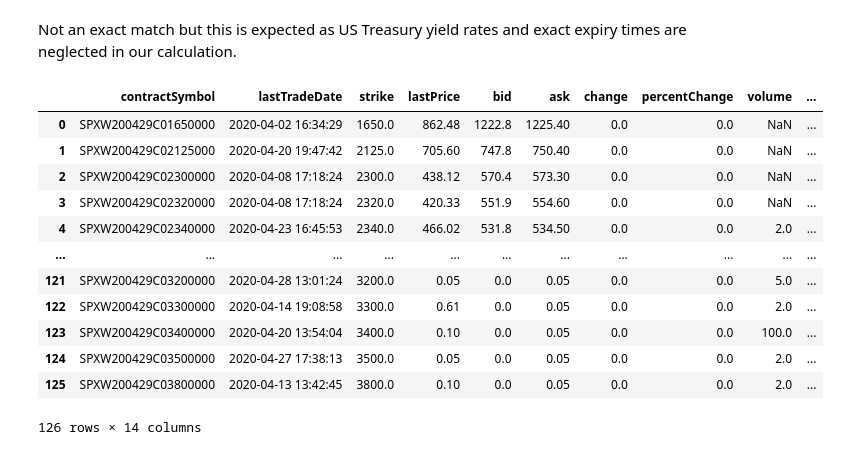
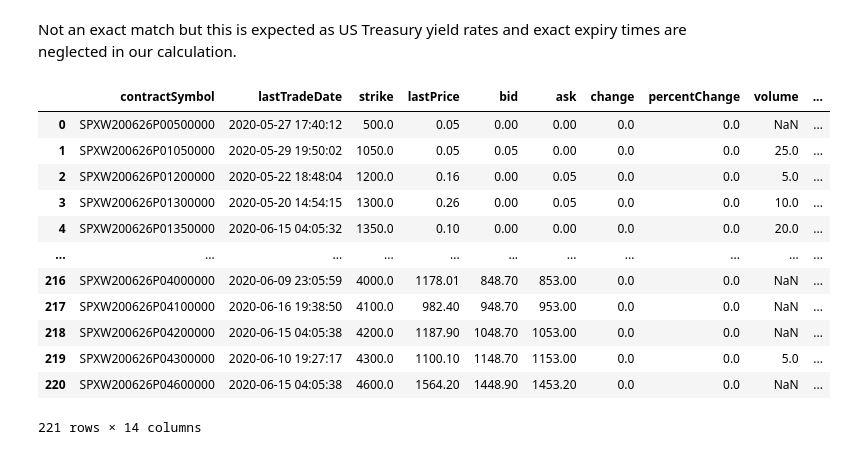
Before and after one commit to Globe-Research/bitfear, a Jupyter notebook: notebooks/indices_calculation.ipynb, the cells around one changed output. Cells and saved outputs as stored; diff of their text form; code cells hidden in the pictures.

```diff
--- a/notebooks/indices_calculation.ipynb
+++ b/notebooks/indices_calculation.ipynb
@@ -504,18 +525,19 @@ yf_vix.history(period='5d').at['2020-04-27', 'Close']
 Not an exact match but this is expected as US Treasury yield rates and exact expiry times are neglected in our calculation.
 # %%
 sp = yf.Ticker('^SPX')
-sp.option_chain('2020-04-29').calls
+near_opts = sp.option_chain('2020-06-26')
+near_opts.puts
 # %% [output]
 |  | contractSymbol | lastTradeDate | strike | lastPrice | bid | ask | change | percentChange | volume | ... |
-| 0 | SPXW200429C01650000 | 2020-04-02 16:34:29 | 1650.0 | 862.48 | 1222.8 | 1225.40 | 0.0 | 0.0 | NaN | ... |
-| 1 | SPXW200429C02125000 | 2020-04-20 19:47:42 | 2125.0 | 705.60 | 747.8 | 750.40 | 0.0 | 0.0 | NaN | ... |
-| 2 | SPXW200429C02300000 | 2020-04-08 17:18:24 | 2300.0 | 438.12 | 570.4 | 573.30 | 0.0 | 0.0 | NaN | ... |
-| 3 | SPXW200429C02320000 | 2020-04-08 17:18:24 | 2320.0 | 420.33 | 551.9 | 554.60 | 0.0 | 0.0 | NaN | ... |
-| 4 | SPXW200429C02340000 | 2020-04-23 16:45:53 | 2340.0 | 466.02 | 531.8 | 534.50 | 0.0 | 0.0 | 2.0 | ... |
+| 0 | SPXW200626P00500000 | 2020-05-27 17:40:12 | 500.0 | 0.05 | 0.00 | 0.00 | 0.0 | 0.0 | NaN | ... |
+| 1 | SPXW200626P01050000 | 2020-05-29 19:50:02 | 1050.0 | 0.05 | 0.05 | 0.00 | 0.0 | 0.0 | 25.0 | ... |
+| 2 | SPXW200626P01200000 | 2020-05-22 18:48:04 | 1200.0 | 0.16 | 0.00 | 0.05 | 0.0 | 0.0 | 5.0 | ... |
+| 3 | SPXW200626P01300000 | 2020-05-20 14:54:15 | 1300.0 | 0.26 | 0.00 | 0.05 | 0.0 | 0.0 | 10.0 | ... |
+| 4 | SPXW200626P01350000 | 2020-06-15 04:05:32 | 1350.0 | 0.10 | 0.00 | 0.00 | 0.0 | 0.0 | 20.0 | ... |
 | ... | ... | ... | ... | ... | ... | ... | ... | ... | ... | ... |
-| 121 | SPXW200429C03200000 | 2020-04-28 13:01:24 | 3200.0 | 0.05 | 0.0 | 0.05 | 0.0 | 0.0 | 5.0 | ... |
-| 122 | SPXW200429C03300000 | 2020-04-14 19:08:58 | 3300.0 | 0.61 | 0.0 | 0.05 | 0.0 | 0.0 | 2.0 | ... |
-| 123 | SPXW200429C03400000 | 2020-04-20 13:54:04 | 3400.0 | 0.10 | 0.0 | 0.05 | 0.0 | 0.0 | 100.0 | ... |
-| 124 | SPXW200429C03500000 | 2020-04-27 17:38:13 | 3500.0 | 0.05 | 0.0 | 0.05 | 0.0 | 0.0 | 2.0 | ... |
-| 125 | SPXW200429C03800000 | 2020-04-13 13:42:45 | 3800.0 | 0.10 | 0.0 | 0.05 | 0.0 | 0.0 | 2.0 | ... |
+| 216 | SPXW200626P04000000 | 2020-06-09 23:05:59 | 4000.0 | 1178.01 | 848.70 | 853.00 | 0.0 | 0.0 | NaN | ... |
+| 217 | SPXW200626P04100000 | 2020-06-16 19:38:50 | 4100.0 | 982.40 | 948.70 | 953.00 | 0.0 | 0.0 | NaN | ... |
+| 218 | SPXW200626P04200000 | 2020-06-15 04:05:38 | 4200.0 | 1187.90 | 1048.70 | 1053.00 | 0.0 | 0.0 | NaN | ... |
+| 219 | SPXW200626P04300000 | 2020-06-10 19:27:17 | 4300.0 | 1100.10 | 1148.70 | 1153.00 | 0.0 | 0.0 | 5.0 | ... |
+| 220 | SPXW200626P04600000 | 2020-06-15 04:05:38 | 4600.0 | 1564.20 | 1448.90 | 1453.20 | 0.0 | 0.0 | NaN | ... |
-126 rows × 14 columns
+221 rows × 14 columns
```
Also changed, not shown: parts of 5 cells of this notebook.
